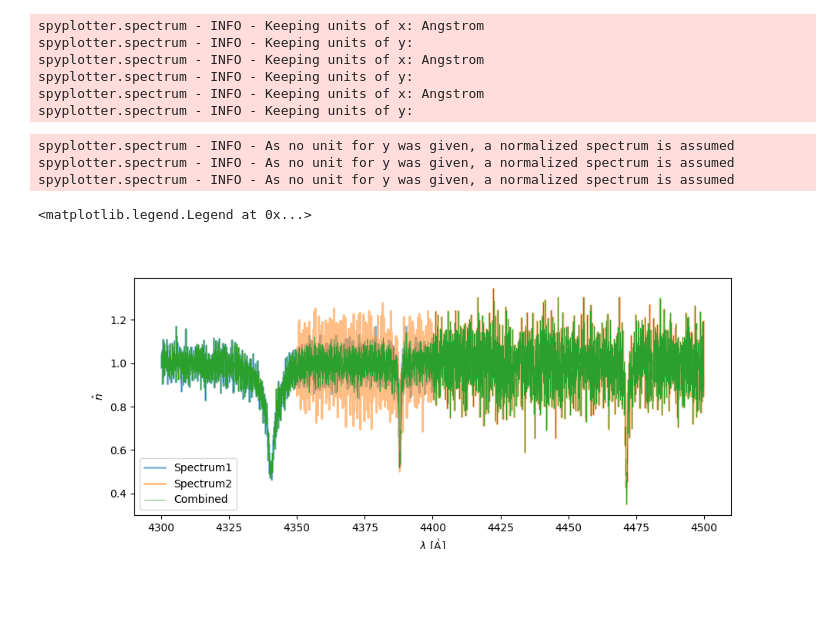
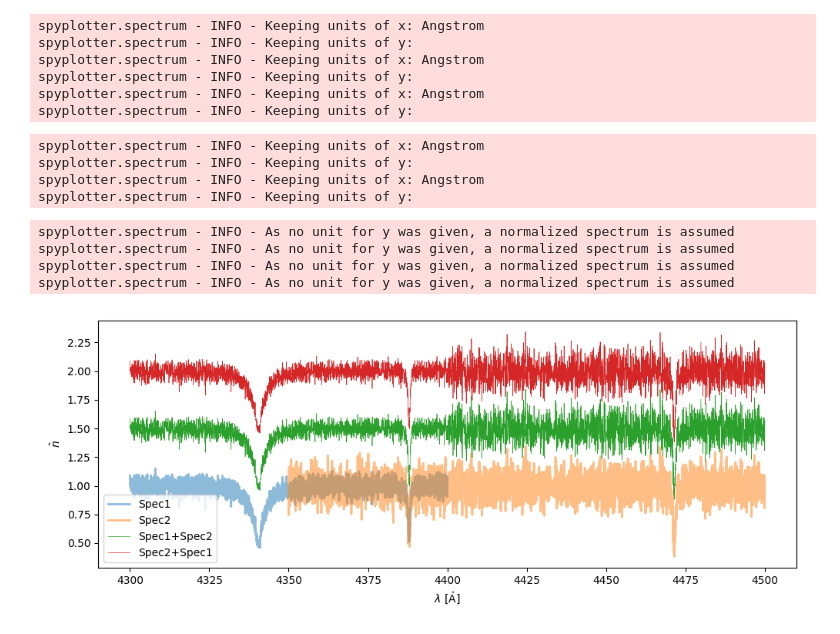
Before and after one commit to eschoesser/spyplotter, a Jupyter notebook: docs/spectrum.ipynb, the cells around one changed output. Saved outputs shown, nothing was run; the diff lists cells and outputs as text; code cells hidden in the pictures; blank space fills up the shorter version.

```diff
--- a/docs/spectrum.ipynb
+++ b/docs/spectrum.ipynb
@@ -398,15 +395,27 @@ spyplotter.spectrum - INFO - Keeping units of x: Angstrom
 spyplotter.spectrum - INFO - Keeping units of y:
 spyplotter.spectrum - INFO - Keeping units of x: Angstrom
 spyplotter.spectrum - INFO - Keeping units of y:
+# %%
+# Combine both spectra
+sp_comb = sp1 + sp2
+# The combination operation of spectra is commutative:
+sp_comb2 = sp2 + sp1
+# %% [output]
+spyplotter.spectrum - INFO - Keeping units of x: Angstrom
+spyplotter.spectrum - INFO - Keeping units of y:
+spyplotter.spectrum - INFO - Keeping units of x: Angstrom
+spyplotter.spectrum - INFO - Keeping units of y:
 # %%
-# Show
-ax=sp1.plot(label='Spectrum1',alpha=0.5,lw=2)
-sp2.plot(ax=ax,label='Spectrum2',alpha=0.5,lw=2)
-sp_comb.plot(ax=ax,label='Combined',alpha=1,lw=0.5)
+# Show combination of spectra
+ax=sp1.plot(label='Spec1',alpha=0.5,lw=2)
+sp2.plot(ax=ax,label='Spec2',alpha=0.5,lw=2)
+sp_comb.plot(ax=ax,label='Spec1+Spec2',alpha=1,lw=0.5,yshift=0.5)
+sp_comb2.plot(ax=ax,label='Spec2+Spec1',alpha=1,lw=0.5,yshift=1.0)
 ax.legend()
+plt.tight_layout()
 # %% [output]
 spyplotter.spectrum - INFO - As no unit for y was given, a normalized spectrum is assumed
 spyplotter.spectrum - INFO - As no unit for y was given, a normalized spectrum is assumed
 spyplotter.spectrum - INFO - As no unit for y was given, a normalized spectrum is assumed
+spyplotter.spectrum - INFO - As no unit for y was given, a normalized spectrum is assumed
-<matplotlib.legend.Legend at 0x...>
-[figure, old version]
+[figure, new version]
```
Also changed, not shown: parts of 1 cell of this notebook, 1 other file.
